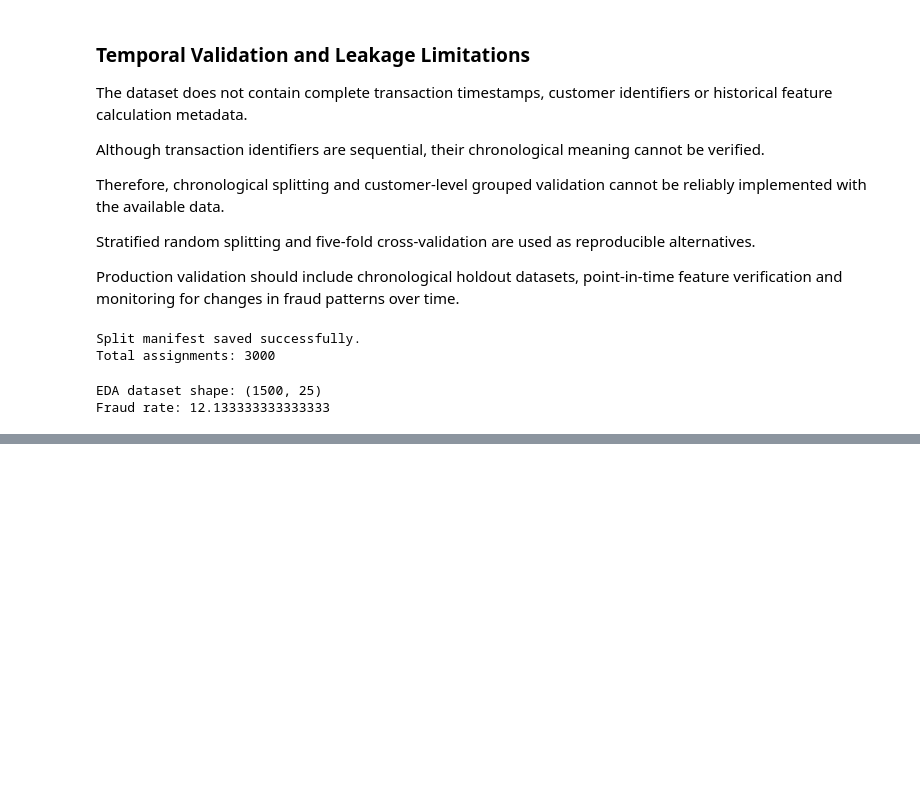
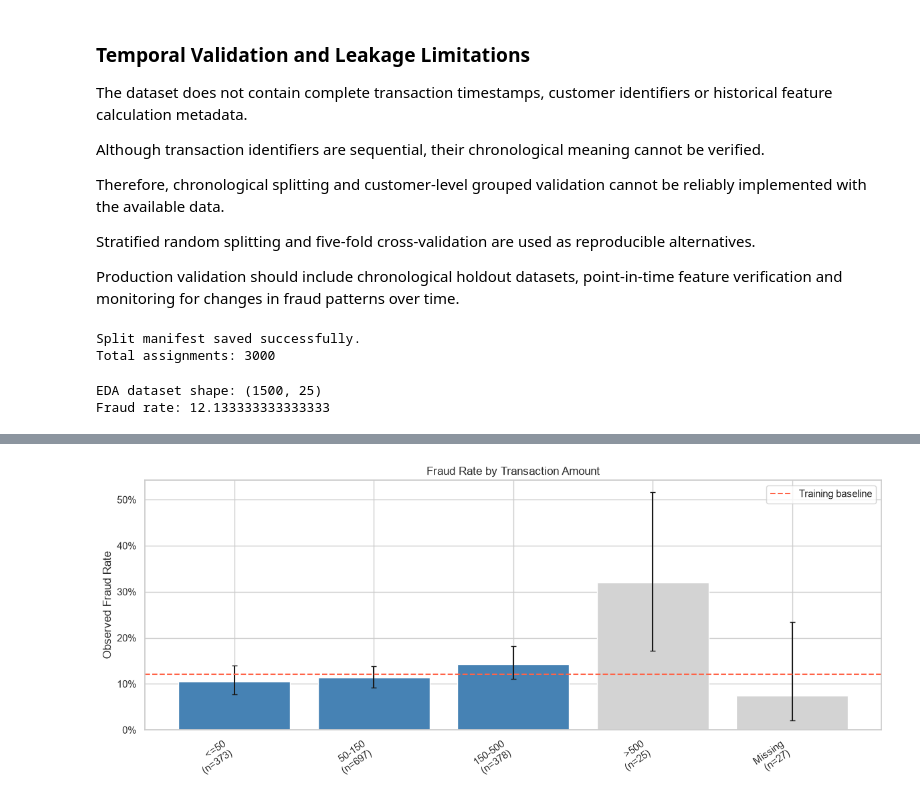
Before and after one commit to Charith-01/fraud-risk-intelligence-engine, a Jupyter notebook: 01_fraud_risk_analysis.ipynb, the cells around one changed output, grey strips where cells are left out. Saved outputs shown, nothing was run; the diff lists cells and outputs as text; code cells hidden in the pictures; blank space fills up the shorter version.

```diff
--- a/01_fraud_risk_analysis.ipynb
+++ b/01_fraud_risk_analysis.ipynb
@@ -1141,0 +1406,93 @@ Fraud rate: 12.133333333333333
+# %%
+numerical_eda_config = [
+    (
+        "transaction_amount",
+        "amount_band",
+        "Transaction Amount",
+        [-np.inf, 50, 150, 500, np.inf],
+        ["<=50", "50-150", "150-500", ">500"]
+    ),
+    (
+        "distance_from_usual_location_km",
+        "distance_band",
+        "Distance from Usual Location",
+        [-np.inf, 20, 50, 100, np.inf],
+        ["<=20", "20-50", "50-100", ">100"]
+    ),
+    (
+        "transactions_last_1h",
+        "velocity_1h_band",
+        "Transactions in Last Hour",
+        [-np.inf, 1, 3, 5, np.inf],
+        ["0-1", "2-3", "4-5", "6+"]
+    ),
+    (
+        "transactions_last_24h",
+        "velocity_24h_band",
+        "Transactions in Last 24 Hours",
+        [-np.inf, 5, 10, 20, np.inf],
+        ["0-5", "6-10", "11-20", "21+"]
+    ),
+    (
+        "account_age_days",
+        "account_age_band",
+        "Account Age",
+        [-np.inf, 90, 365, 730, np.inf],
+        ["<=90", "91-365", "366-730", "731+"]
+    ),
+    (
+        "merchant_risk_score",
+        "merchant_risk_band",
+        "Merchant Risk Score",
+        [-np.inf, 0.2, 0.4, np.inf],
+        ["<=0.2", "0.2-0.4", ">0.4"]
+    ),
+    (
+        "ip_risk_score",
+        "ip_risk_band",
+        "IP Risk Score",
+        [-np.inf, 0.2, 0.4, np.inf],
+        ["<=0.2", "0.2-0.4", ">0.4"]
+    )
+]
+
+# Temporary dataset for EDA bins
+eda_binned_df = eda_df.copy()
+
+for number, config in enumerate(
+    numerical_eda_config,
+    start=9
+):
+
+    feature, band, title, edges, labels = config
+
+    eda_binned_df[band] = create_bins(
+        eda_binned_df[feature],
+        edges,
+        labels
+    )
+
+    summary = fraud_rate_table(
+        eda_binned_df,
+        band,
+        target=TARGET,
+        order=labels + ["Missing"]
+    )
+
+    eda_results[band] = summary
+
+    print(f"\nFraud Analysis: {title}")
+
+    display(summary)
+
+    summary.to_csv(
+        METRICS_DIR / f"eda_{band}.csv"
+    )
+
+    plot_fraud_rates(
+        summary,
+        f"Fraud Rate by {title}",
+        BASELINE_FRAUD_RATE,
+        FIGURES_DIR / f"eda_{number:02d}_{band}.png"
+    )
+# %% [output]
@@ -1141,0 +1507 @@ Fraud rate: 12.133333333333333
+[figure, added]
```
Also changed, not shown: parts of 14 cells of this notebook, 20 other files.
